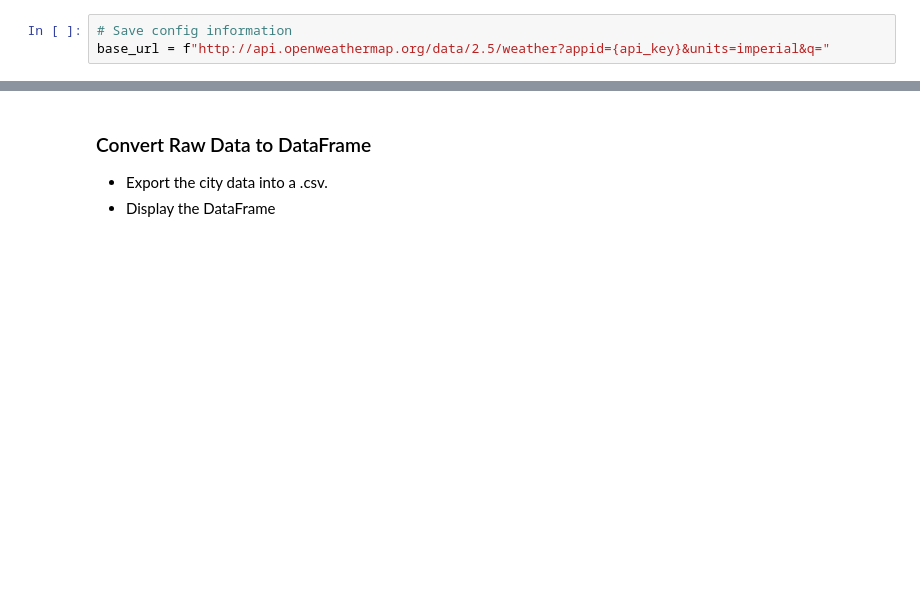
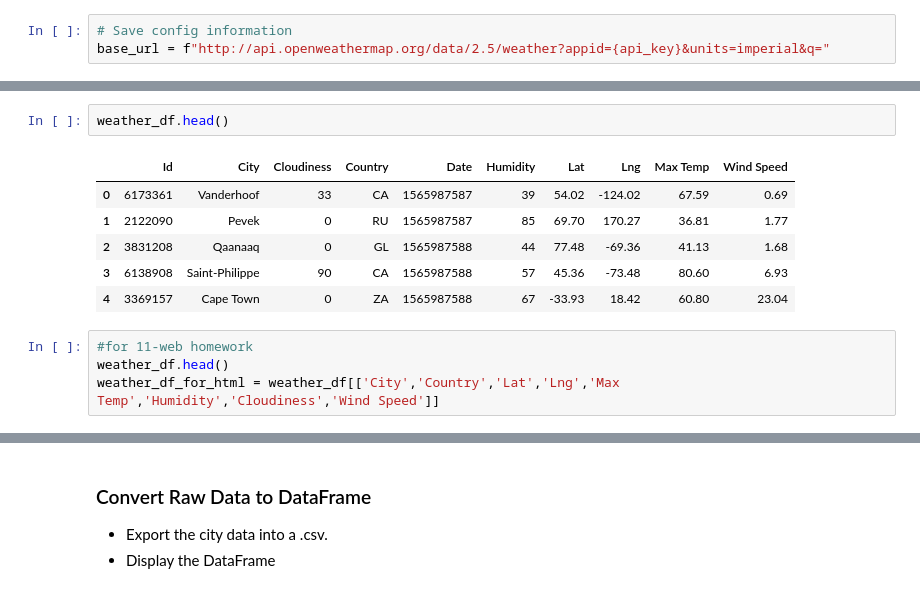
Before and after one commit to mharvanek/SMUBootcampHomework, a Jupyter notebook: 06_Python_APIs/WeatherPy.ipynb, the cells around one changed output, grey strips where cells are left out. Drawn from its saved outputs; the diff is of its cells as text; blank space fills up the shorter version.

Commit message:
final homework

```diff
--- a/06_Python_APIs/WeatherPy.ipynb
+++ b/06_Python_APIs/WeatherPy.ipynb
@@ -116,0 +117,13 @@ The current summary for parati is:
+# %%
+weather_df.head()
+# %% [output]
+|  | Id | City | Cloudiness | Country | Date | Humidity | Lat | Lng | Max Temp | Wind Speed |
+| 0 | 6173361 | Vanderhoof | 33 | CA | 1565987587 | 39 | 54.02 | -124.02 | 67.59 | 0.69 |
+| 1 | 2122090 | Pevek | 0 | RU | 1565987587 | 85 | 69.70 | 170.27 | 36.81 | 1.77 |
+| 2 | 3831208 | Qaanaaq | 0 | GL | 1565987588 | 44 | 77.48 | -69.36 | 41.13 | 1.68 |
+| 3 | 6138908 | Saint-Philippe | 90 | CA | 1565987588 | 57 | 45.36 | -73.48 | 80.60 | 6.93 |
+| 4 | 3369157 | Cape Town | 0 | ZA | 1565987588 | 67 | -33.93 | 18.42 | 60.80 | 23.04 |
+# %%
+#for 11-web homework
+weather_df.head()
+weather_df_for_html = weather_df[['City','Country','Lat','Lng','Max Temp','Humidity','Cloudiness','Wind Speed']]
```
Also changed, not shown: parts of 9 cells of this notebook, 30 other files.
